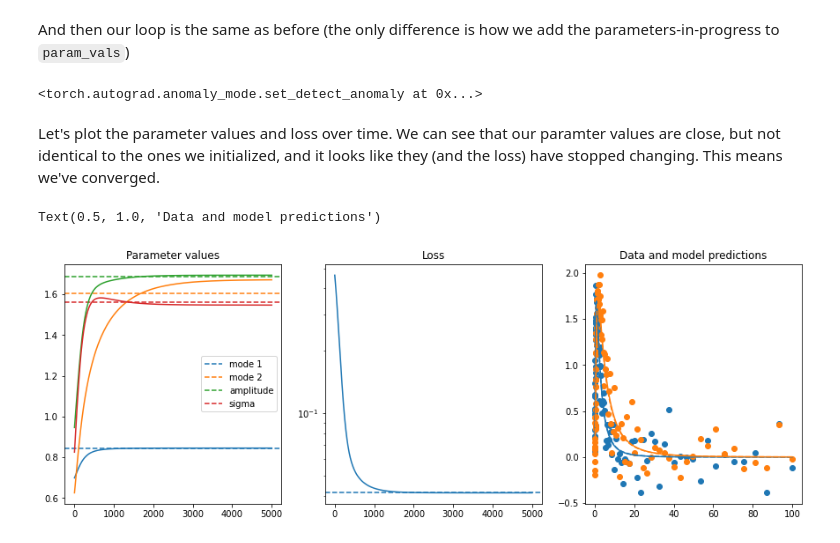
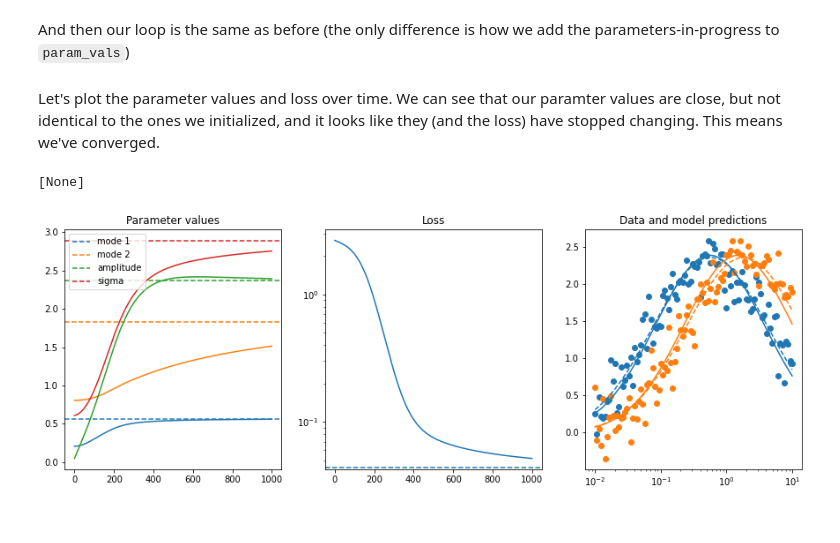
Before and after one commit to billbrod/pytorch_introduction, a Jupyter notebook: pytorch_intro.ipynb, the cells around one changed output. Drawn from its saved outputs; the diff is of its cells as text; code cells hidden in the pictures.

```diff
--- a/pytorch_intro.ipynb
+++ b/pytorch_intro.ipynb
@@ -353,7 +361,7 @@ the following small example shows how you can make use of pytorch's [broadcastin
 
 for this, we'll say our model consists of two voxels, which have the same sigma and amplitude, but different modes:
 # %%
-x = torch.logspace(2, -1, 100)
+x = torch.logspace(-2, 1, 100)
 amp, sigma = 3*torch.rand(2, dtype=torch.float32)
 modes = 3*torch.rand(2, dtype=torch.float32)
 print(f'{amp=}, {sigma=}, {modes=}')
@@ -429,10 +435,6 @@ And then our loop is the same as before (the only difference is how we add the p
 # %%
 losses = []
 param_vals = {k: torch.tensor([]) for k, _ in voxels.named_parameters()}
-# %%
-torch.autograd.set_detect_anomaly(True)
-# %% [output]
-<torch.autograd.anomaly_mode.set_detect_anomaly at 0x...>
 # %%
 current_params = {}
 pbar = tqdm(range(1000))
@@ -462,23 +464,24 @@ Let's plot the parameter values and loss over time. We can see that our paramter
 # %%
 fig, axes = plt.subplots(1, 3, figsize=(15, 5))
 axes[0].set_title('Parameter values')
 axes[0].axhline(modes[0], c='C0', linestyle='--')
 axes[0].axhline(modes[1], c='C1', linestyle='--')
 axes[0].axhline(amp, c='C2', linestyle='--')
 axes[0].axhline(sigma, c='C3', linestyle='--')
 axes[0].legend(['mode 1', 'mode 2', 'amplitude', 'sigma'])
 for k in ['modes', 'amplitude', 'sigma']:
     axes[0].plot(param_vals[k].T)
 axes[1].semilogy(losses)
 axes[1].set_title("Loss")
 axes[1].axhline(obj_func(y, log_gauss(x, amp, modes, sigma)), linestyle='--')
 axes[2].scatter(x, y[0])
 axes[2].scatter(x, y[1])
 for i, y_ in enumerate(voxels(x).detach()):
     axes[2].plot(x, y_, f'C{i}')
 for i, y_ in enumerate(log_gauss(x, amp, modes, sigma)):
     axes[2].plot(x, y_, f'C{i}--')
 axes[2].set_title("Data and model predictions")
+axes[2].set(xscale='log')
 # %% [output]
-Text(0.5, 1.0, 'Data and model predictions')
+[None]
-[figure, old version]
+[figure, new version]
```
Also changed, not shown: parts of 33 cells of this notebook.
